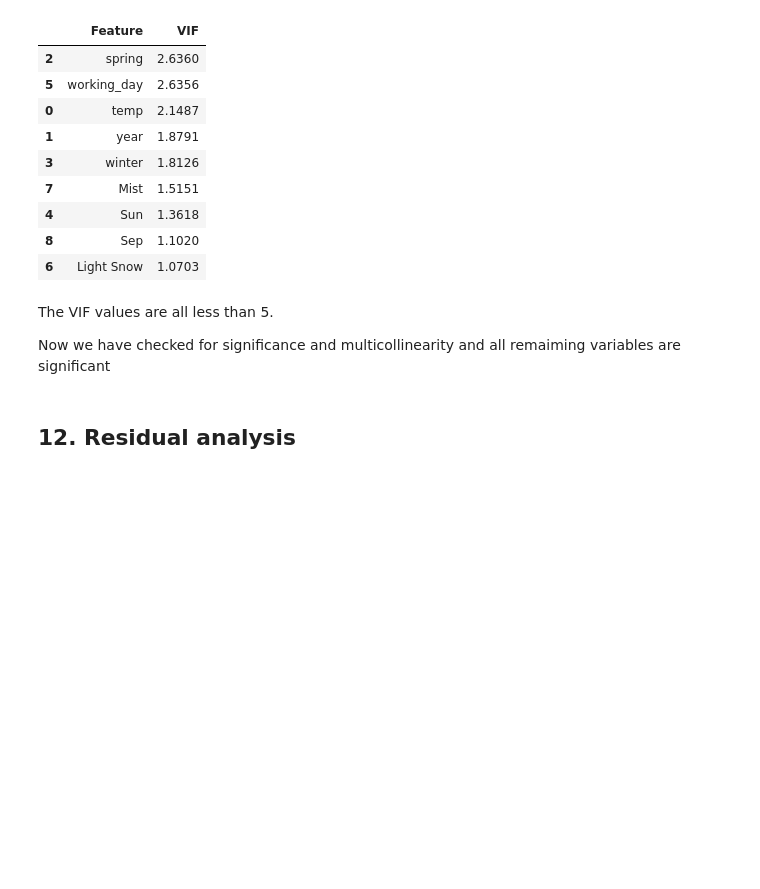
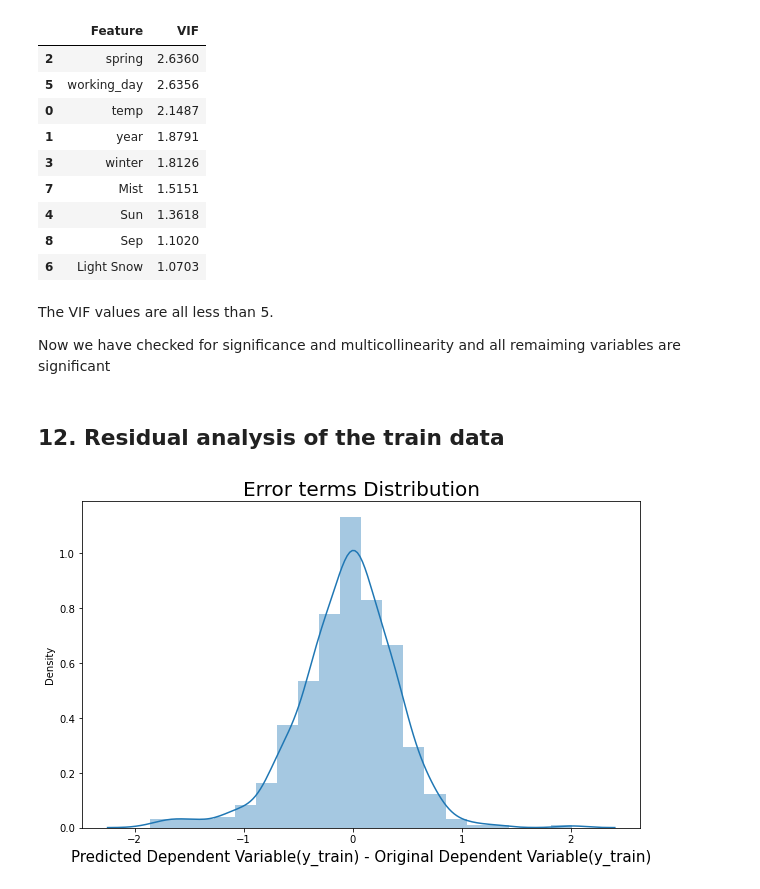
Before and after one commit to abym-droid/upgrad-bike-sharing-linear-regression-assignment, a Jupyter notebook: bike-sharing-model-abhishek-mukherjee.ipynb, the cells around one changed output. Drawn from its saved outputs; the diff is of its cells as text; code cells hidden in the pictures; blank space fills up the shorter version.

```diff
--- a/bike-sharing-model-abhishek-mukherjee.ipynb
+++ b/bike-sharing-model-abhishek-mukherjee.ipynb
@@ -906,4 +907,18 @@ The VIF values are all less than 5.
 
 Now we have checked for significance and multicollinearity and all remaiming variables are significant
 # %% [markdown]
-## 12. Residual analysis
+## 12. Residual analysis of the train data
+# %%
+# Lets get the predicted value of dependent variable in train dataset and analyze error terms
+
+y_train_pred = res3.predict(X_train_sm3)
+# %%
+# Lets plot the error term
+
+plt.figure(figsize=[10,6])
+sns.distplot((y_train - y_train_pred), bins=20)
+plt.title("Error terms Distribution", fontsize=20)
+plt.xlabel("Predicted Dependent Variable(y_train) - Original Dependent Variable(y_train)", fontsize=15)
+plt.show()
+# %% [output]
+[figure, added]
```
Also changed, not shown: parts of 29 cells of this notebook.
